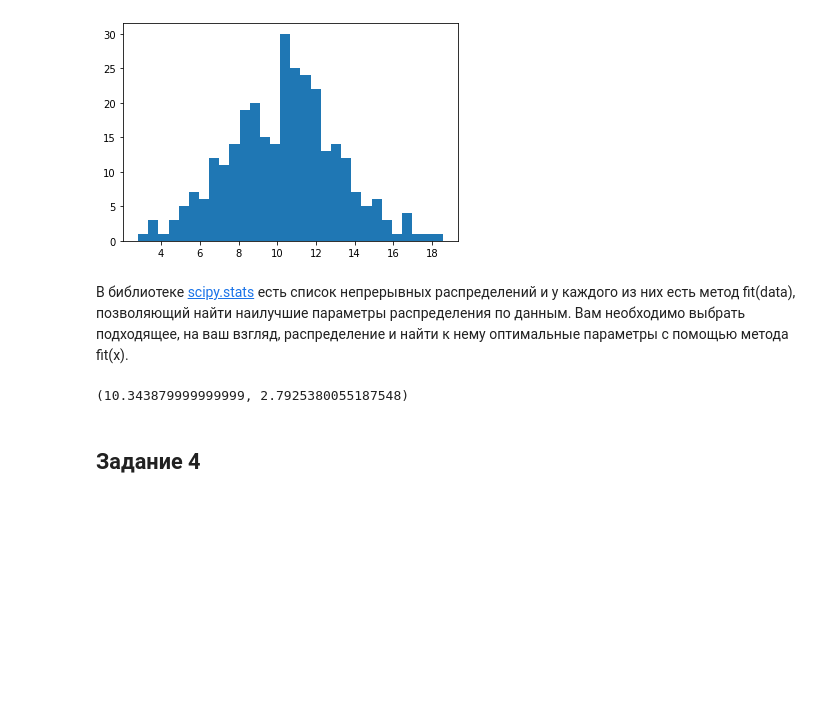
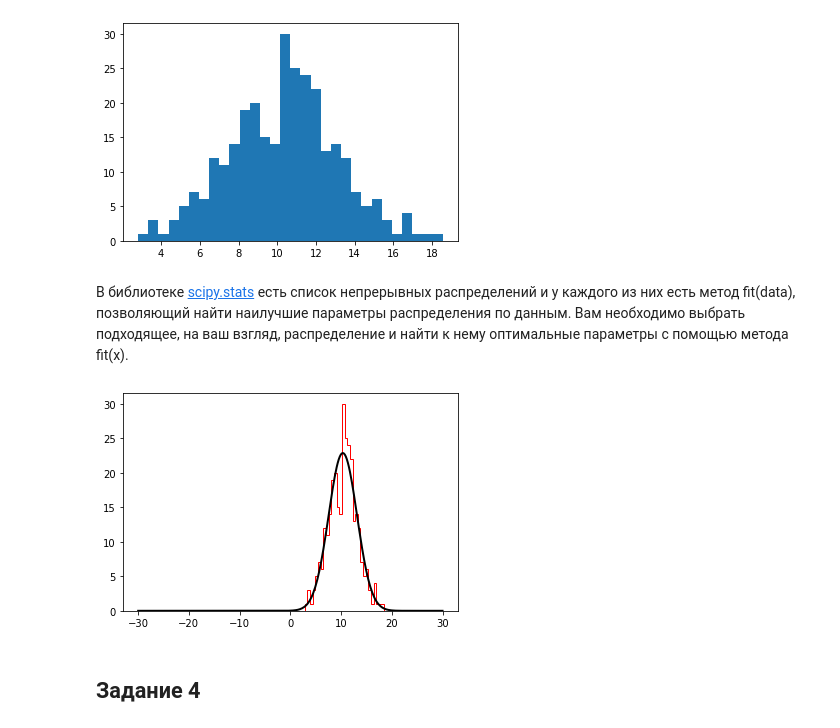
Before and after one commit to ant69/netology_pyton_math_homeworks, a Jupyter notebook: homework_math_final.ipynb, the cells around one changed output. Saved outputs shown, nothing was run; the diff lists cells and outputs as text; code cells hidden in the pictures; blank space fills up the shorter version.

```diff
--- a/homework_math_final.ipynb
+++ b/homework_math_final.ipynb
@@ -198,14 +198,29 @@ plt.show()
 # %%
 norm_fit_res = norm.fit(y)
 norm_fit_res
+
+fig, ax = plt.subplots(1, 1)
+
+scaled_norm = [z*160 for z in norm.pdf(x, norm_fit_res[0], norm_fit_res[1])]
+ax.plot(x, scaled_norm, 'k-', lw=2, label='frozen pdf')
+
+plt.hist(y, bins=30, color='red', histtype='step')
+
+plt.show()
+
 
 # Наверное это не вполне то решение, которое ожидалось - в результате подбора параметров
 # получились матожидание 10.3438 и среднеквадратичное отклонение 2.79 в случае использования нормального распределения.
 # Я хотел дополнительно объединить график гистограммы и кривой нормального распределения с полученными параметрами,
 # но к своему стыду не нашел правильного кода для того, чтобы это сделать.
 # Буду благодарен за рекомендации.
+
+# UPD
+# Спасибо за рекомендации. Я уже на этой странице, до того, как сдался, сидел часа два.
+# Но вот сейчас в голову пришел один из вариантов, как это можно сделать, все-таки наложив на гистограмму кривую.
+# Коэффициент 160 в конструкции, инициализирующей выше переменную scaled_norm, подобран приблизительно.
 # %% [output]
-(10.343879999999999, 2.7925380055187548)
+[figure, added]
 # %% [markdown]
 ## Задание 4
 # %% [markdown]
```
Also changed, not shown: parts of 12 cells of this notebook.
